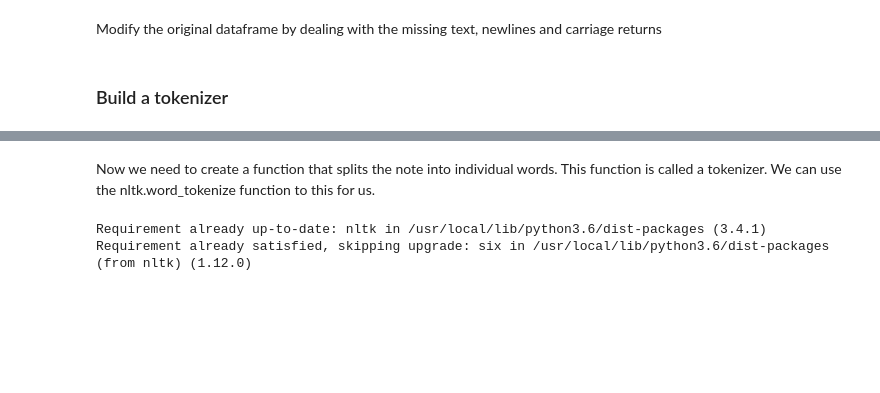
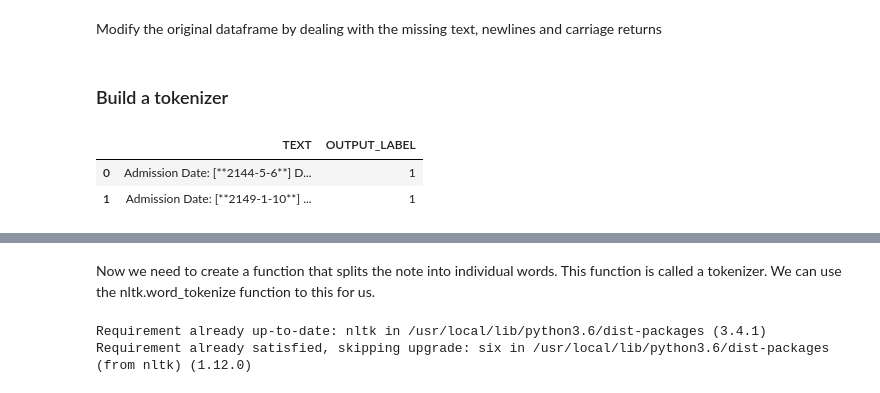
Before and after one commit to foundation-models/tutorial, a Jupyter notebook: Readmission_from_MIMIC.ipynb, the cells around one changed output, grey strips where cells are left out. Cells and saved outputs as stored; diff of their text form; code cells hidden in the pictures; blank space fills up the shorter version.

```diff
--- a/Readmission_from_MIMIC.ipynb
+++ b/Readmission_from_MIMIC.ipynb
@@ -396,0 +418,11 @@ df_test = preprocess_text(df_test)
+# %%
+df_bert_train = df_train.drop(['SUBJECT_ID', 'HADM_ID', 'ADMITTIME', 'DISCHTIME', 'DAYS_NEXT_ADMIT','NEXT_ADMITTIME', 'ADMISSION_TYPE', 'DEATHTIME'], axis=1)
+df_bert_valid = df_valid.drop(['SUBJECT_ID', 'HADM_ID', 'ADMITTIME', 'DISCHTIME', 'DAYS_NEXT_ADMIT','NEXT_ADMITTIME', 'ADMISSION_TYPE', 'DEATHTIME'], axis=1)
+df_bert_test = df_test.drop(['SUBJECT_ID', 'HADM_ID', 'ADMITTIME', 'DISCHTIME', 'DAYS_NEXT_ADMIT','NEXT_ADMITTIME', 'ADMISSION_TYPE', 'DEATHTIME'], axis=1)
+# %%
+
+df_bert_train.head(2)
+# %% [output]
+|  | TEXT | OUTPUT_LABEL |
+| 0 | Admission Date: [**2144-5-6**] D... | 1 |
+| 1 | Admission Date: [**2149-1-10**] ... | 1 |
```
Also changed, not shown: parts of 7 cells of this notebook.
